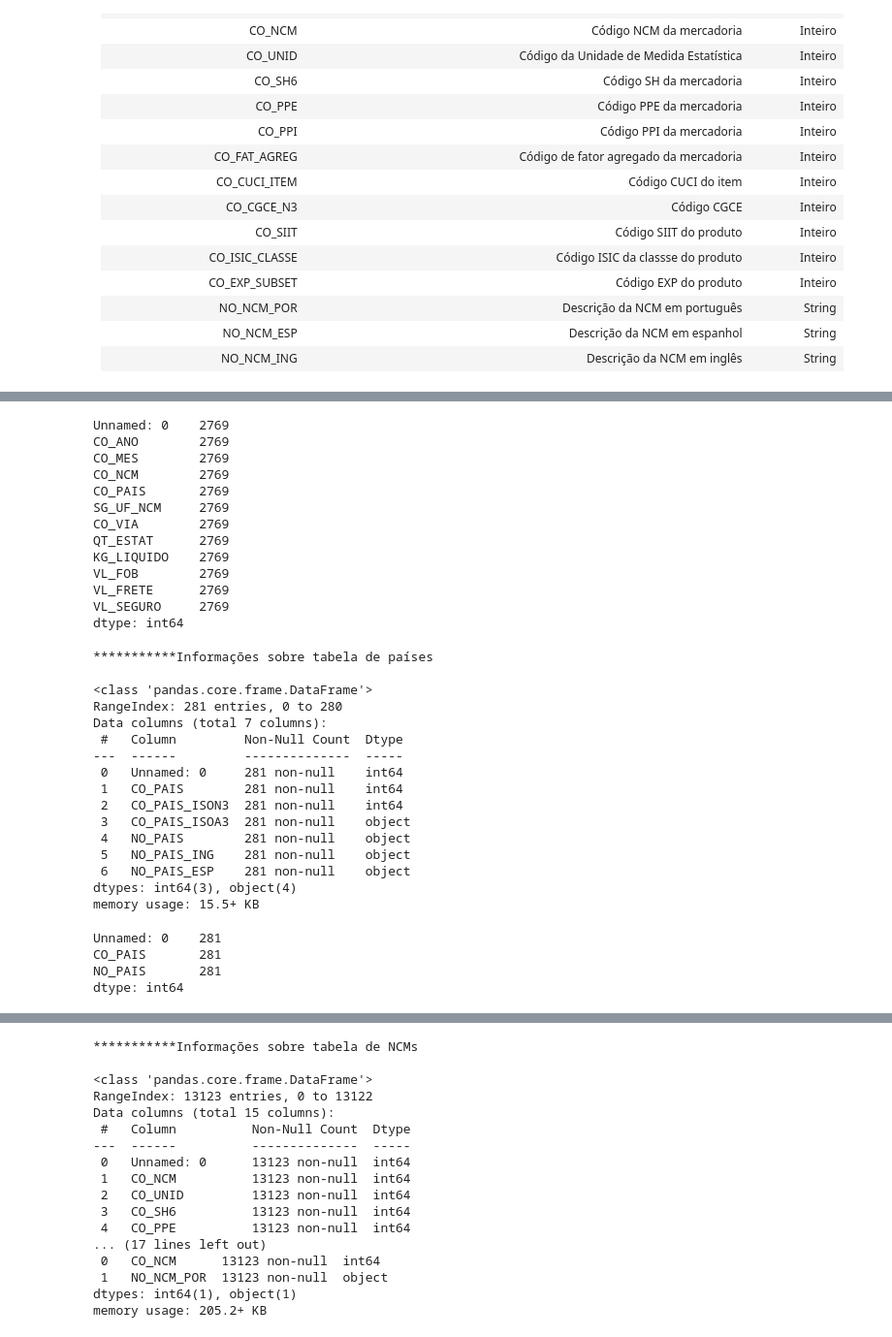
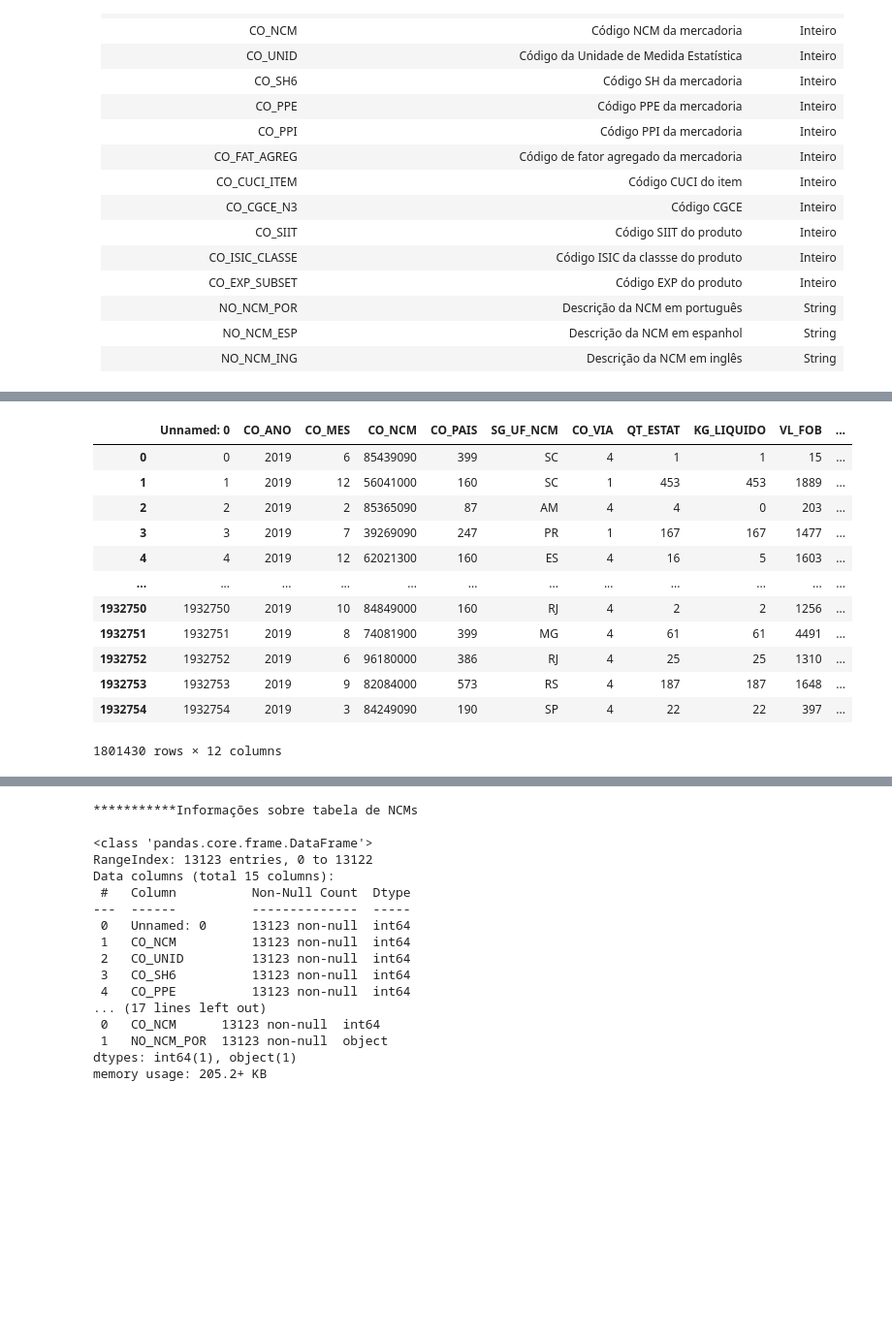
Before and after one commit to jrobertolima/projetoTCC, a Jupyter notebook: ProjetoTCC-Compara.ipynb, the cells around one changed output, grey strips where cells are left out. Shown: that part at 97% size. Saved outputs shown, nothing was run; the diff lists cells and outputs as text; code cells hidden in the pictures; blank space fills up the shorter version.

Commit message:
Continuando a eliminar zeros.

```diff
--- a/ProjetoTCC-Compara.ipynb
+++ b/ProjetoTCC-Compara.ipynb
@@ -416,25 +418,32 @@ __________ dfjlkaj dlkjf lkajkdj
 <font color=blue>"font color=blue"</font><br>
 paragrafog <br> outro paragrafo<br>
 #isto é comentário
-# %%
-df_imp2020[df_imp2020['VL_FOB'] == 0].count()
-df_imp2021[df_imp2021['VL_FOB'] == 0].count()
-df_imp2020[df_imp2020['VL_FOB'] == 0]
-df_imp2020[df_imp2020['VL_FOB'] == 0].count()
-# %% [output]
-Unnamed: 0    2769
-CO_ANO        2769
-CO_MES        2769
-CO_NCM        2769
-CO_PAIS       2769
-SG_UF_NCM     2769
-CO_VIA        2769
-QT_ESTAT      2769
-KG_LIQUIDO    2769
-VL_FOB        2769
-VL_FRETE      2769
-VL_SEGURO     2769
-dtype: int64
+# %%
+df_imp2020[df_imp2020['VL_FOB'] == 0].count()
+df_imp2021[df_imp2021['VL_FOB'] == 0].count()
+(df_imp2020[df_imp2020['VL_FOB'] == 0])
+#df_imp2020[df_imp2020['VL_FOB'] == 0].count()
+
+#Verificamos que algumas linhas de dados contém o campo Quantidade ou Valor_FOB igual a ZERO.
+#Apagaremos esses registros, uma vez que os campos serão usados para calcular o valor unitário e
+#não usaremos a média para completar esses registros por que não fizemos o tratamento dos outliers ainda.
+#df_imp2019.drop(df_imp2019.index[df_imp2019['QT_ESTAT'] == 0], inplace=True)
+df_imp2019.drop(df_imp2019.index[df_imp2019['VL_FOB'] == 0], inplace=True)
+df_imp2019[df_imp2019['QT_ESTAT'] == 0]
+# %% [output]
+|  | Unnamed: 0 | CO_ANO | CO_MES | CO_NCM | CO_PAIS | SG_UF_NCM | CO_VIA | QT_ESTAT | KG_LIQUIDO | VL_FOB | ... |
+| 0 | 0 | 2019 | 6 | 85439090 | 399 | SC | 4 | 1 | 1 | 15 | ... |
+| 1 | 1 | 2019 | 12 | 56041000 | 160 | SC | 1 | 453 | 453 | 1889 | ... |
+| 2 | 2 | 2019 | 2 | 85365090 | 87 | AM | 4 | 4 | 0 | 203 | ... |
+| 3 | 3 | 2019 | 7 | 39269090 | 247 | PR | 1 | 167 | 167 | 1477 | ... |
+| 4 | 4 | 2019 | 12 | 62021300 | 160 | ES | 4 | 16 | 5 | 1603 | ... |
+| ... | ... | ... | ... | ... | ... | ... | ... | ... | ... | ... | ... |
+| 1932750 | 1932750 | 2019 | 10 | 84849000 | 160 | RJ | 4 | 2 | 2 | 1256 | ... |
+| 1932751 | 1932751 | 2019 | 8 | 74081900 | 399 | MG | 4 | 61 | 61 | 4491 | ... |
+| 1932752 | 1932752 | 2019 | 6 | 96180000 | 386 | RJ | 4 | 25 | 25 | 1310 | ... |
+| 1932753 | 1932753 | 2019 | 9 | 82084000 | 573 | RS | 4 | 187 | 187 | 1648 | ... |
+| 1932754 | 1932754 | 2019 | 3 | 84249090 | 190 | SP | 4 | 22 | 22 | 397 | ... |
+1801430 rows × 12 columns
 # %%
 #***********************Leitura dos datasets e estatísticas dos dados coletados************************
 import csv
@@ -455,35 +464,3 @@ for tabela in lista_Tabelas:
     if not Path.exists(tabela):
         print("Tabela ", tabela, "não encontrada. O script será interrompido.")
         exit(keep_kernel=True)
-
-print("***********Informações sobre tabela de países \n")
-df_Pais = pd.read_csv(df_Pais, sep=';', encoding='cp1250')
-df_Pais.info()
-df_Pais[['CO_PAIS','CO_PAIS_ISON3','CO_PAIS_ISOA3', 'NO_PAIS_ING']].head(10) #Exibição de algumas colunas
-
-#Deletando as colunas que não interessam para a análise
-cols_to_drop = ['CO_PAIS_ISON3','CO_PAIS_ISOA3','NO_PAIS_ING','NO_PAIS_ESP']
-df_Pais.drop(cols_to_drop, axis=1, inplace=True)
-df_Pais[['CO_PAIS','NO_PAIS']].head()
-df_Pais.count()
-# %% [output]
-***********Informações sobre tabela de países
-
-<class 'pandas.core.frame.DataFrame'>
-RangeIndex: 281 entries, 0 to 280
-Data columns (total 7 columns):
- #   Column         Non-Null Count  Dtype
----  ------         --------------  -----
- 0   Unnamed: 0     281 non-null    int64
- 1   CO_PAIS        281 non-null    int64
- 2   CO_PAIS_ISON3  281 non-null    int64
- 3   CO_PAIS_ISOA3  281 non-null    object
- 4   NO_PAIS        281 non-null    object
- 5   NO_PAIS_ING    281 non-null    object
- 6   NO_PAIS_ESP    281 non-null    object
-dtypes: int64(3), object(4)
-memory usage: 15.5+ KB
-Unnamed: 0    281
-CO_PAIS       281
-NO_PAIS       281
-dtype: int64
```
Also changed, not shown: parts of 5 cells of this notebook.
